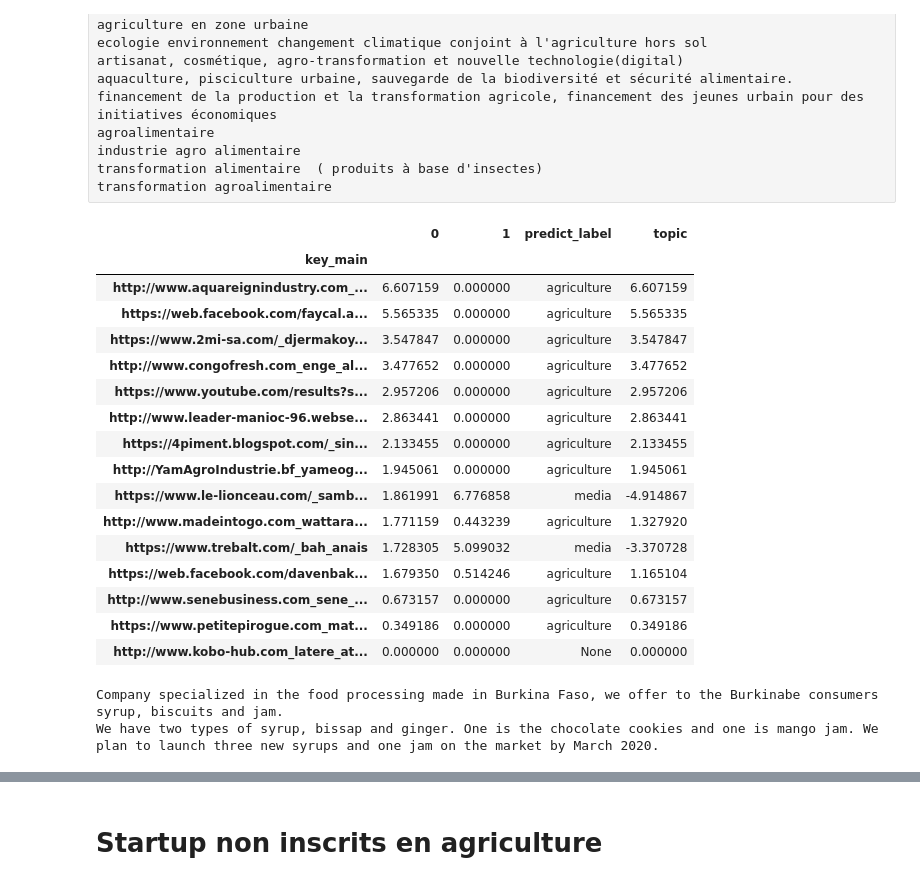
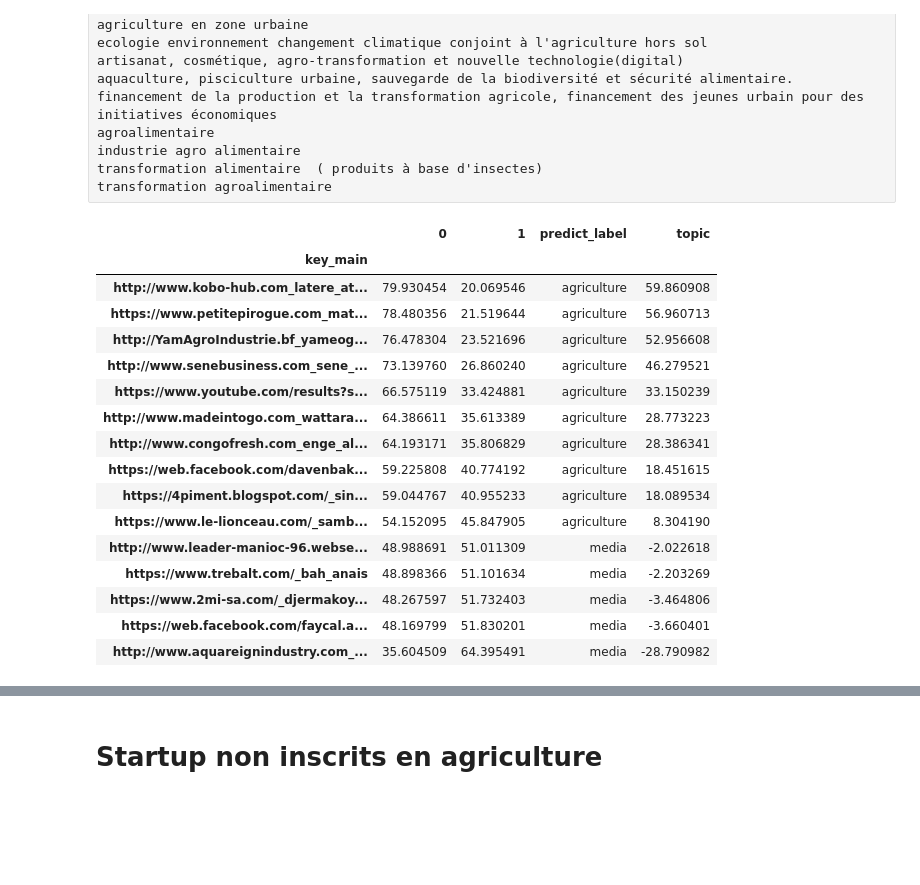
Before and after one commit to Digital-Africa/Base_Challenge_1000, a Jupyter notebook: 1-LDA-label_agri.ipynb, the cells around one changed output, grey strips where cells are left out. Cells and saved outputs as stored; diff of their text form; code cells hidden in the pictures; blank space fills up the shorter version.

```diff
--- a/1-LDA-label_agri.ipynb
+++ b/1-LDA-label_agri.ipynb
@@ -10,16 +15,35 @@ def vocab(element):
     else:
         return ''
 
+def _agriculture__(element):
+    if element in agriculture:
+        return True
+    else:
+        return False
+
 col_count = lambda x: ' '.join([a for a,b in collections.Counter(x.split()).most_common(10000)])
 lemm = lambda x: model_lib.Lemm(x,file = 'stopwords_agri.txt').X
 
+def df_fmt(df):
+    df['corpus'] = df.join(Chalenge.descriptions_trad)[['prez_struc','prez_produit_struc']].agg(sum, axis = 1)
+    df['type'] = df['corpus'].map(type)
+    df['corpus'] = df['corpus'].map(vocab)
+    df['corpus_lemm'] = df['corpus'].map(lemm)
+    df['collection_counter'] = df['corpus_lemm'].map(col_count)
+    agr = {e for e in df['cat_autre_struc'].dropna().values.tolist() if 'agr' in e}
+    alim = {e for e in df['cat_autre_struc'].dropna().values.tolist() if 'alim' in e}
+    agriculture = alim.union(agr)
+    df = df[df['type'] ==str]
+    return df
 
-Chalenge = chalenge1000.Native()
+def get_topic(e):
+    if e >0:
+        return 'agriculture'
+    if e<0:
+        return 'media'
 
-df = Chalenge.X
-df['corpus'] = df.join(Chalenge.descriptions_trad)[['prez_struc','prez_produit_struc']].agg(sum, axis = 1)
-df['type'] = df['corpus'].map(type)
-df['corpus'] = df['corpus'].map(vocab)
-df['corpus_lemm'] = df['corpus'].map(lemm)
-df['collection_counter'] = df['corpus_lemm'].map(col_count)
-df = df[df['type'] ==str]
+def true_positve(a,b):
+    if a == b:
+        return 1
+    else:
+        return 0
@@ -131,3 +50,5 @@ numpy.mean(keyword_map[keyword_map['agriculture'] > 0]['agriculture'].values.tol
+# %%
+df = df_fmt(df)
 # %% [markdown]
 # Entrainement
 ## LDA
@@ -279,46 +229,40 @@ transformation agroalimentaire
 # %%
 label = pandas.read_csv('datastore.csv').set_index('key_main')
 label['corpus'] = label[label['_agriculture_']][['prez_struc','prez_produit_struc']].agg(sum, axis = 1)
 label['type'] = label['corpus'].map(type)
 label['corpus'] = label['corpus'].map(vocab)
 label['corpus_lemm'] = label['corpus'].map(lemm)
 label['collection_counter'] = label['corpus_lemm'].map(col_count)
 label = label[label['type'] ==str]
 
 n_components = 2
 n_top_words = 20
 n_features = 20000
 text_corpus = label['collection_counter']
 
-predict = pandas.DataFrame(model.reverse_nmf(text_corpus.values.tolist(), models) , index =text_corpus.index)
+predict = pandas.DataFrame(model.reverse_lda(text_corpus.values.tolist(), models) , index =text_corpus.index)
 predict = predict.join(df['categorie'])
 predict[0] = predict[0]*100
 predict[1] = predict[1]*100
 predict['topic'] = predict[0]-predict[1]
 predict['predict_label'] = predict['topic'].map(get_topic)
 predict['classification_kpi'] = predict.apply(lambda x: true_positve(x['categorie'],x['predict_label']), axis= 1)
 predict.sort_values(0, ascending = False)[[0,1,'predict_label','topic']]
 # %% [output]
 |  | 0 | 1 | predict_label | topic |
 | key_main |  |  |  |  |
-| http://www.aquareignindustry.com_... | 6.607159 | 0.000000 | agriculture | 6.607159 |
-| https://web.facebook.com/faycal.a... | 5.565335 | 0.000000 | agriculture | 5.565335 |
-| https://www.2mi-sa.com/_djermakoy... | 3.547847 | 0.000000 | agriculture | 3.547847 |
-| http://www.congofresh.com_enge_al... | 3.477652 | 0.000000 | agriculture | 3.477652 |
-| https://www.youtube.com/results?s... | 2.957206 | 0.000000 | agriculture | 2.957206 |
-| http://www.leader-manioc-96.webse... | 2.863441 | 0.000000 | agriculture | 2.863441 |
-| https://4piment.blogspot.com/_sin... | 2.133455 | 0.000000 | agriculture | 2.133455 |
-| http://YamAgroIndustrie.bf_yameog... | 1.945061 | 0.000000 | agriculture | 1.945061 |
-| https://www.le-lionceau.com/_samb... | 1.861991 | 6.776858 | media | -4.914867 |
-| http://www.madeintogo.com_wattara... | 1.771159 | 0.443239 | agriculture | 1.327920 |
-| https://www.trebalt.com/_bah_anais | 1.728305 | 5.099032 | media | -3.370728 |
-| https://web.facebook.com/davenbak... | 1.679350 | 0.514246 | agriculture | 1.165104 |
-| http://www.senebusiness.com_sene_... | 0.673157 | 0.000000 | agriculture | 0.673157 |
-| https://www.petitepirogue.com_mat... | 0.349186 | 0.000000 | agriculture | 0.349186 |
-| http://www.kobo-hub.com_latere_at... | 0.000000 | 0.000000 | None | 0.000000 |
+| http://www.kobo-hub.com_latere_at... | 79.930454 | 20.069546 | agriculture | 59.860908 |
+| https://www.petitepirogue.com_mat... | 78.480356 | 21.519644 | agriculture | 56.960713 |
+| http://YamAgroIndustrie.bf_yameog... | 76.478304 | 23.521696 | agriculture | 52.956608 |
+| http://www.senebusiness.com_sene_... | 73.139760 | 26.860240 | agriculture | 46.279521 |
+| https://www.youtube.com/results?s... | 66.575119 | 33.424881 | agriculture | 33.150239 |
+| http://www.madeintogo.com_wattara... | 64.386611 | 35.613389 | agriculture | 28.773223 |
+| http://www.congofresh.com_enge_al... | 64.193171 | 35.806829 | agriculture | 28.386341 |
+| https://web.facebook.com/davenbak... | 59.225808 | 40.774192 | agriculture | 18.451615 |
+| https://4piment.blogspot.com/_sin... | 59.044767 | 40.955233 | agriculture | 18.089534 |
+| https://www.le-lionceau.com/_samb... | 54.152095 | 45.847905 | agriculture | 8.304190 |
+| http://www.leader-manioc-96.webse... | 48.988691 | 51.011309 | media | -2.022618 |
+| https://www.trebalt.com/_bah_anais | 48.898366 | 51.101634 | media | -2.203269 |
+| https://www.2mi-sa.com/_djermakoy... | 48.267597 | 51.732403 | media | -3.464806 |
+| https://web.facebook.com/faycal.a... | 48.169799 | 51.830201 | media | -3.660401 |
+| http://www.aquareignindustry.com_... | 35.604509 | 64.395491 | media | -28.790982 |
-# %%
-for e in predict[predict['predict_label'] == 'agriculture'].join(Chalenge.descriptions_trad)[['prez_struc','prez_produit_struc']].values.tolist()[0]:
-    print(e)
-# %% [output]
-Company specialized in the food processing made in Burkina Faso, we offer to the Burkinabe consumers syrup, biscuits and jam.
-We have two types of syrup, bissap and ginger. One is the chocolate cookies and one is mango jam. We plan to launch three new syrups and one jam on the market by March 2020.
```
Also changed, not shown: parts of 14 cells of this notebook, 44 other files.
